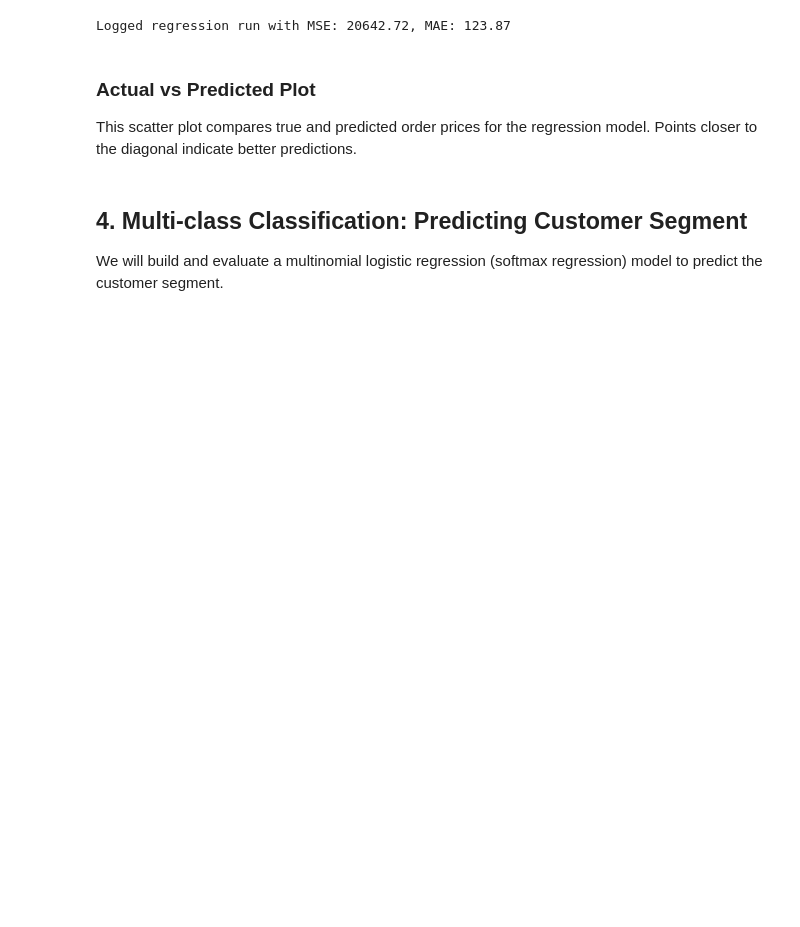
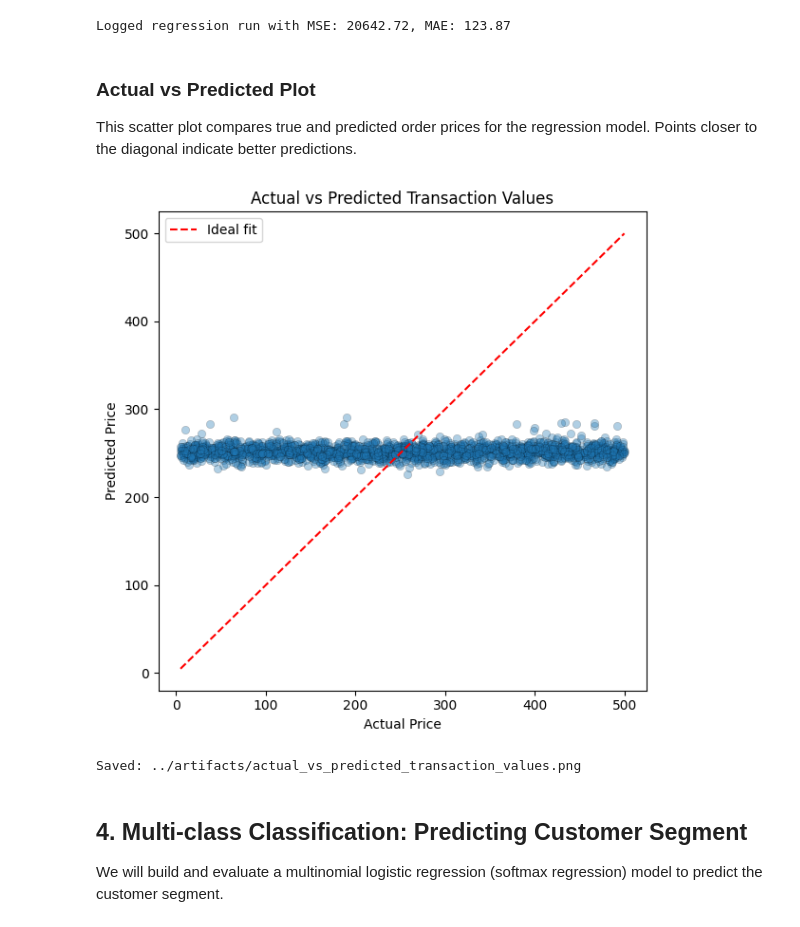
Before and after one commit to Himanthajaga/Ml-Final-Project, a Jupyter notebook: notebooks/2_supervised_modeling.ipynb, the cells around one changed output. Saved outputs shown, nothing was run; the diff lists cells and outputs as text; code cells hidden in the pictures; blank space fills up the shorter version.

Commit message:
notebook updates and charts

```diff
--- a/notebooks/2_supervised_modeling.ipynb
+++ b/notebooks/2_supervised_modeling.ipynb
@@ -189,18 +175,24 @@ This scatter plot compares true and predicted order prices for the regression mo
 # %%
 # Actual vs Predicted scatter plot for regression performance
 plt.figure(figsize=(6, 6))
 plt.scatter(y_test, y_pred, alpha=0.35, edgecolor='k', linewidth=0.3)
 
 line_min = min(float(np.min(y_test)), float(np.min(y_pred)))
 line_max = max(float(np.max(y_test)), float(np.max(y_pred)))
 plt.plot([line_min, line_max], [line_min, line_max], 'r--', linewidth=1.5, label='Ideal fit')
 
 plt.xlabel('Actual Price')
 plt.ylabel('Predicted Price')
 plt.title('Actual vs Predicted Transaction Values')
 plt.legend()
 plt.tight_layout()
+os.makedirs('../artifacts', exist_ok=True)
+plt.savefig('../artifacts/actual_vs_predicted_transaction_values.png', dpi=150, bbox_inches='tight')
 plt.show()
+print("Saved: ../artifacts/actual_vs_predicted_transaction_values.png")
+# %% [output]
+[figure, added]
+Saved: ../artifacts/actual_vs_predicted_transaction_values.png
 # %% [markdown]
 ## 4. Multi-class Classification: Predicting Customer Segment
 We will build and evaluate a multinomial logistic regression (softmax regression) model to predict the customer segment.
```
Also changed, not shown: parts of 8 cells of this notebook, 8 other files.
